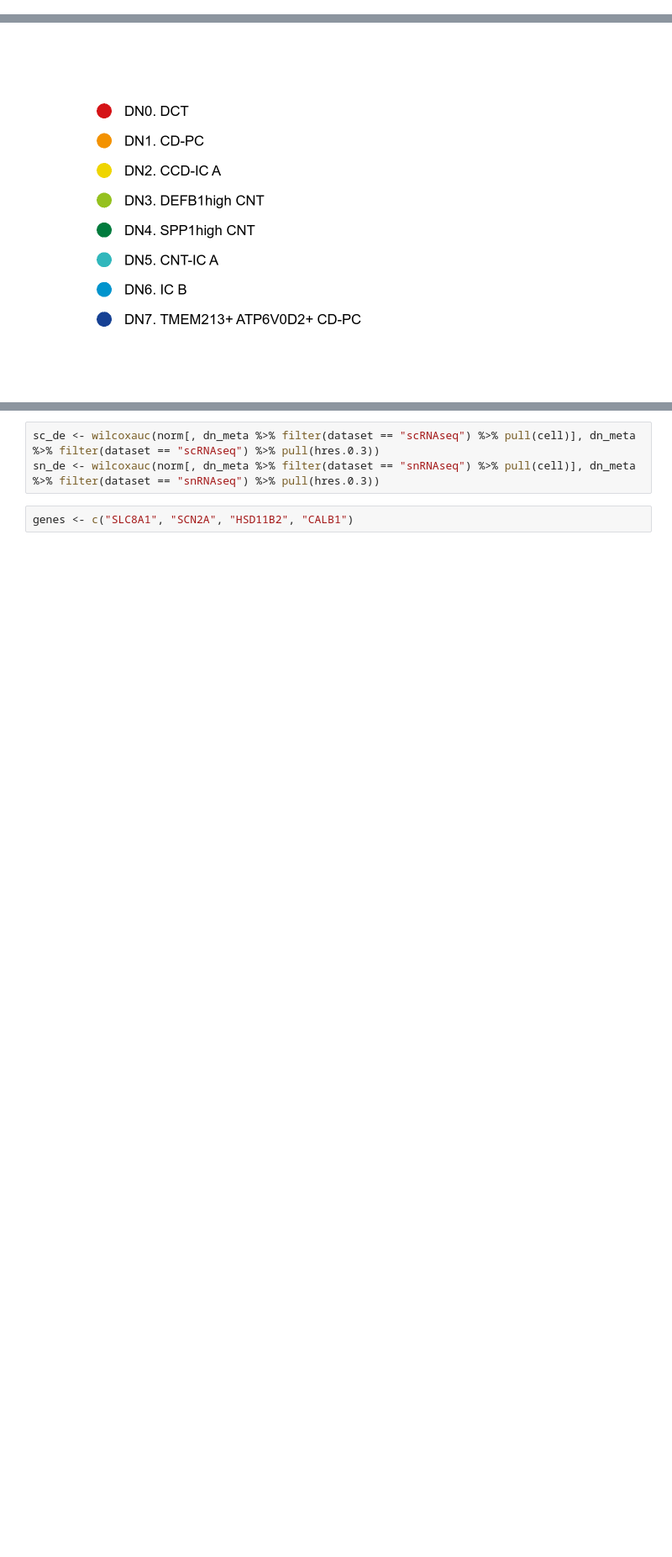
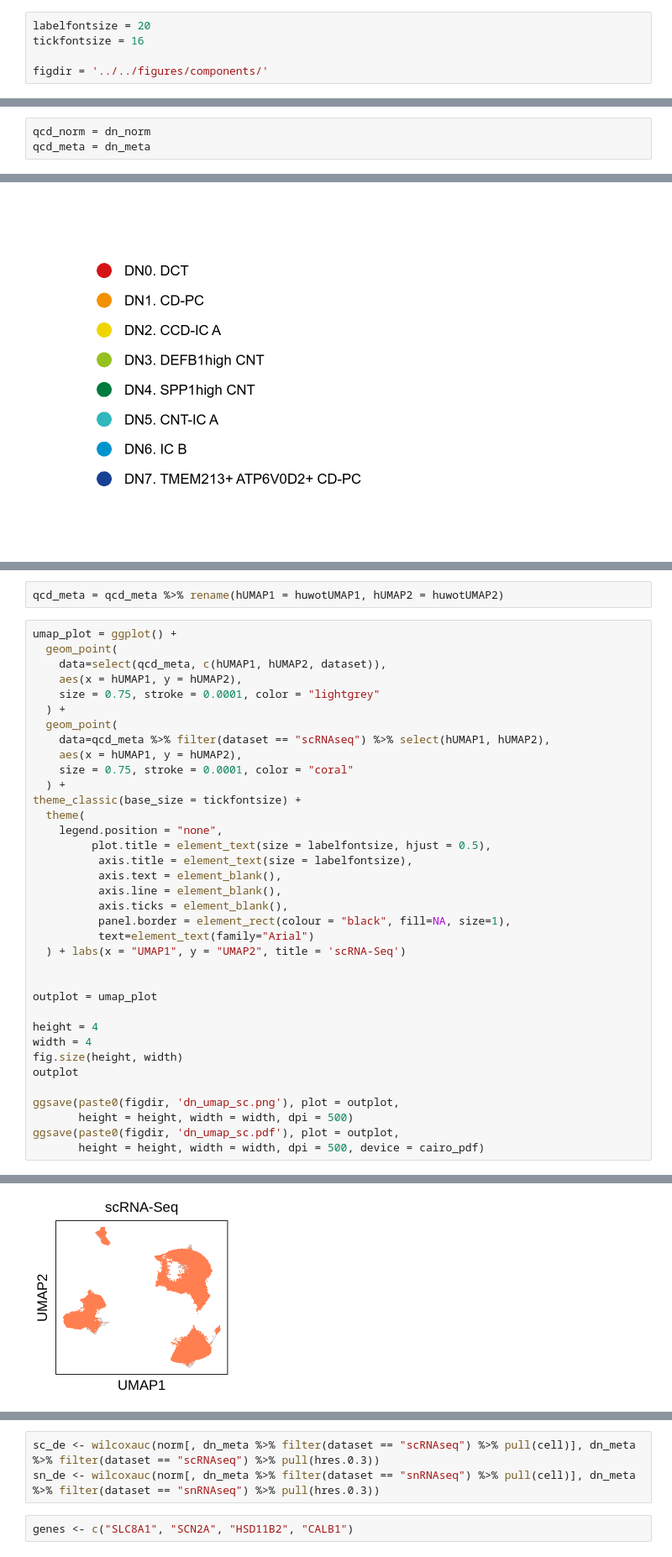
Before and after one commit to immunogenomics/AMP_SLE_Kidney, a Jupyter notebook: figure_notebooks/DN_FigureNotebook.ipynb, the cells around one changed output, grey strips where cells are left out. Shown at 84% size. Cells and saved outputs as stored; diff of their text form; blank space fills up the shorter version.

```diff
--- a/figure_notebooks/DN_FigureNotebook.ipynb
+++ b/figure_notebooks/DN_FigureNotebook.ipynb
@@ -6,0 +37,5 @@
+# %%
+labelfontsize = 20
+tickfontsize = 16
+
+figdir = '../../figures/components/'
@@ -105,3 +162,6 @@ Joining, by = "new_cluster_number"
+# %%
+qcd_norm = dn_norm
+qcd_meta = dn_meta
 # %%
 options(warn=-1)
 cluster_center <- qcd_meta %>%
@@ -169,0 +232,39 @@ options(warn=0)
+# %%
+qcd_meta = qcd_meta %>% rename(hUMAP1 = huwotUMAP1, hUMAP2 = huwotUMAP2)
+# %%
+umap_plot = ggplot() +
+  geom_point(
+    data=select(qcd_meta, c(hUMAP1, hUMAP2, dataset)),
+    aes(x = hUMAP1, y = hUMAP2),
+    size = 0.75, stroke = 0.0001, color = "lightgrey"
+  ) +
+  geom_point(
+    data=qcd_meta %>% filter(dataset == "scRNAseq") %>% select(hUMAP1, hUMAP2),
+    aes(x = hUMAP1, y = hUMAP2),
+    size = 0.75, stroke = 0.0001, color = "coral"
+  ) +
+theme_classic(base_size = tickfontsize) +
+  theme(
+    legend.position = "none",
+         plot.title = element_text(size = labelfontsize, hjust = 0.5),
+          axis.title = element_text(size = labelfontsize),
+          axis.text = element_blank(),
+          axis.line = element_blank(),
+          axis.ticks = element_blank(),
+          panel.border = element_rect(colour = "black", fill=NA, size=1),
+          text=element_text(family="Arial")
+  ) + labs(x = "UMAP1", y = "UMAP2", title = 'scRNA-Seq')
+
+
+outplot = umap_plot
+
+height = 4
+width = 4
+fig.size(height, width)
+outplot
+
+ggsave(paste0(figdir, 'dn_umap_sc.png'), plot = outplot,
+       height = height, width = width, dpi = 500)
+ggsave(paste0(figdir, 'dn_umap_sc.pdf'), plot = outplot,
+       height = height, width = width, dpi = 500, device = cairo_pdf)
+# %% [output]
@@ -169,0 +274 @@ options(warn=0)
+[figure, added]
```
Also changed, not shown: parts of 146 cells of this notebook, 31 other files.
